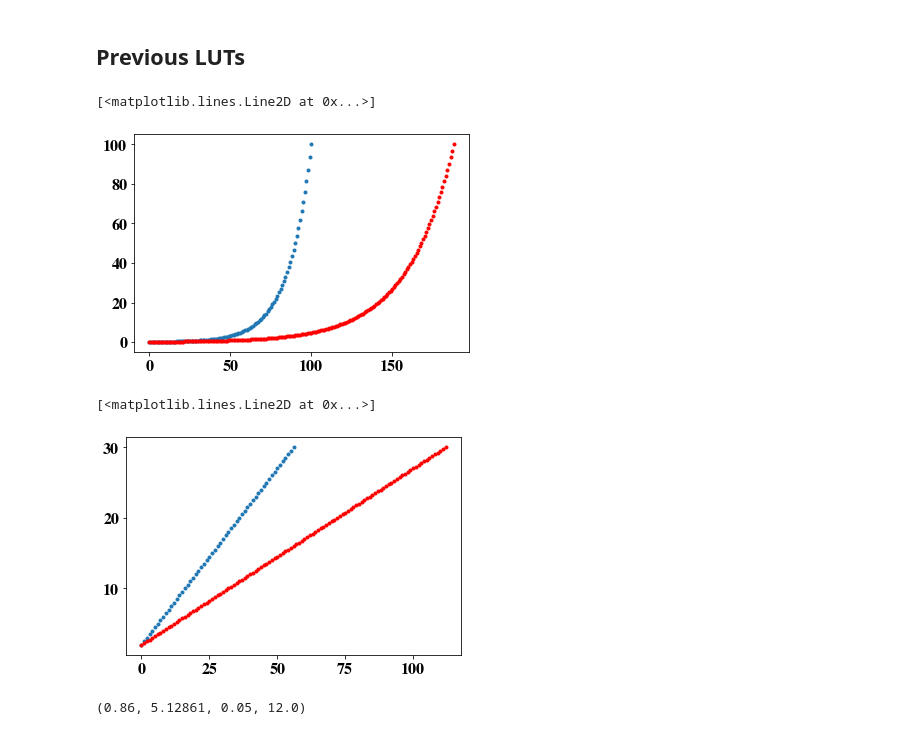
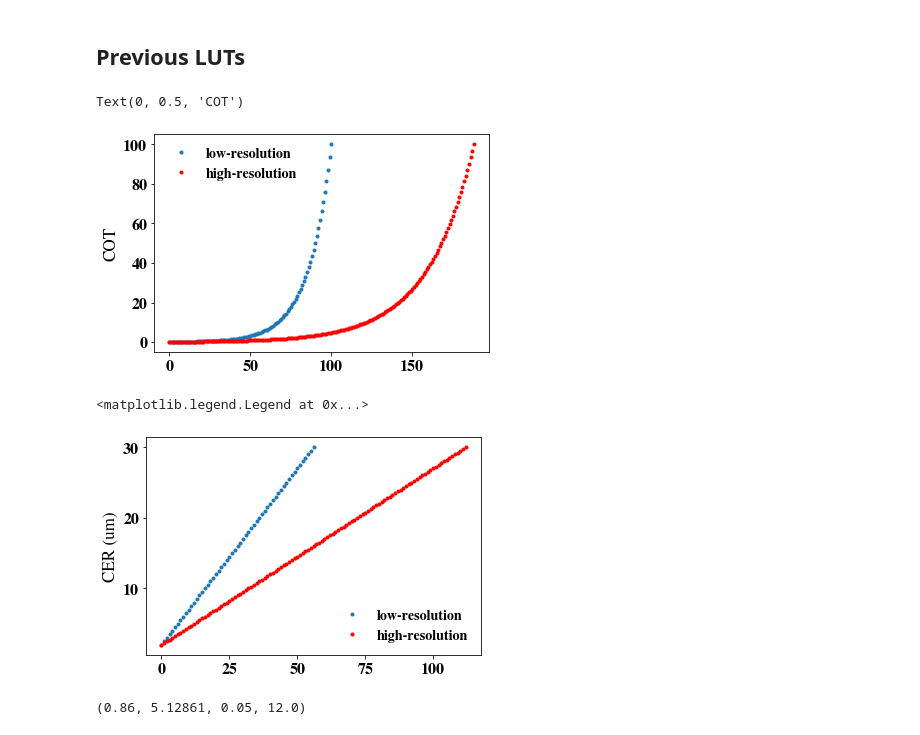
Before and after one commit to cpnHere/ACRS, a Jupyter notebook: LUTs/using_DISORT/lut_desk.ipynb, the cells around one changed output. Saved outputs shown, nothing was run; the diff lists cells and outputs as text; code cells hidden in the pictures.

```diff
--- a/LUTs/using_DISORT/lut_desk.ipynb
+++ b/LUTs/using_DISORT/lut_desk.ipynb
@@ -14,21 +22,25 @@ LUT.readLUT()
 # %%
-plt.plot(LUT.tau,'.')
+plt.plot(LUT.tau,'.',label='low-resolution')
 new_tau=np.concatenate([np.array(LUT.tau),np.array((LUT.tau[1:]+LUT.tau[0:-1])/2)])
 new_tau.sort()
 new_tau=np.unique(new_tau.round(2))
-plt.plot(new_tau,'r.')
+plt.plot(new_tau,'r.',label='high-resolution')
+plt.legend()
+plt.ylabel('COT')
 # %% [output]
-[<matplotlib.lines.Line2D at 0x...>]
+Text(0, 0.5, 'COT')
-[figure, old version]
+[figure, new version]
 # %%
-plt.plot(LUT.re,'.')
+plt.plot(LUT.re,'.',label='low-resolution')
 new_re=np.concatenate([np.array(LUT.re),np.array((LUT.re[1:]+LUT.re[0:-1])/2)])
 new_re.sort()
 new_re=np.unique(new_re.round(2))
-plt.plot(new_re,'r.')
+plt.plot(new_re,'r.',label='high-resolution')
+plt.ylabel('CER (um)')
+plt.legend()
 # %% [output]
-[<matplotlib.lines.Line2D at 0x...>]
+<matplotlib.legend.Legend at 0x...>
-[figure, old version]
+[figure, new version]
 # %%
 LUT.band[0],LUT.tau[57],LUT.ve[4],LUT.re[20]
 # %% [output]
```
Also changed, not shown: parts of 25 cells of this notebook.
